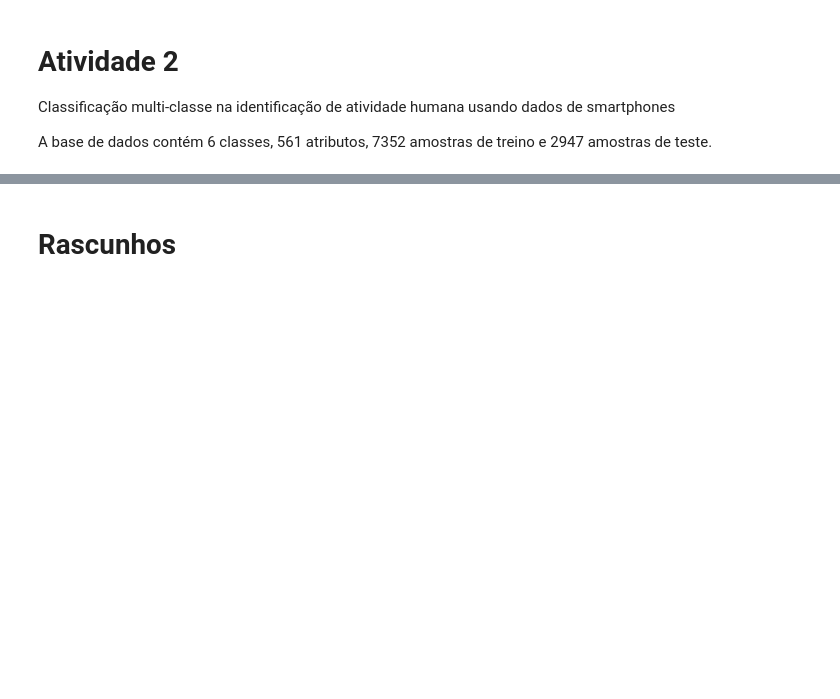
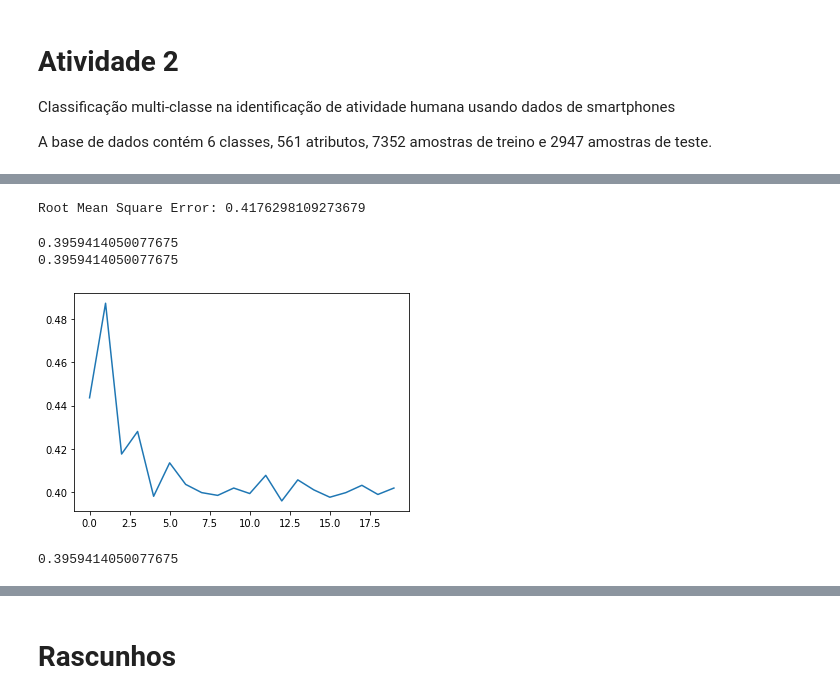
Before and after one commit to marinacer/EFC2, a Jupyter notebook: EFC2.ipynb, the cells around one changed output, grey strips where cells are left out. Drawn from its saved outputs; the diff is of its cells as text; code cells hidden in the pictures; blank space fills up the shorter version.

```diff
--- a/EFC2.ipynb
+++ b/EFC2.ipynb
@@ -175,0 +195,9 @@ Root Mean Square Error: 0.2512270531534619
+# %%
+# para a técnica kNN (k-nearest neighbors)
+neigh = KNeighborsClassifier(n_neighbors = 3)
+neigh.fit(X_train, y_train)
+knn_pred = neigh.predict(X_test)
+
+print("Root Mean Square Error:",rmse(y_test,knn_pred))
+# %% [output]
+Root Mean Square Error: 0.4176298109273679
@@ -175,0 +213,15 @@ Root Mean Square Error: 0.2512270531534619
+# %%
+plt.plot(rmse_knn)
+print(min(rmse_knn))
+print(rmse_knn[12])
+# %% [output]
+0.3959414050077675
+0.3959414050077675
+[figure, added]
+# %%
+neigh = KNeighborsClassifier(n_neighbors = 13)
+neigh.fit(X_train, y_train)
+knn_pred = neigh.predict(X_test)
+print(rmse(y_test,knn_pred))
+# %% [output]
+0.3959414050077675
```
Also changed, not shown: parts of 13 cells of this notebook.
